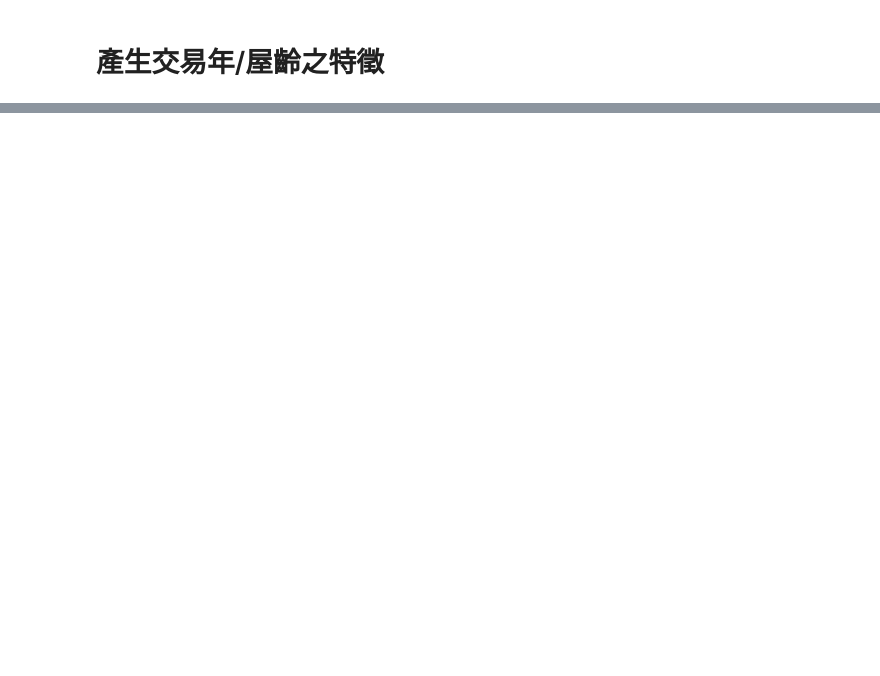
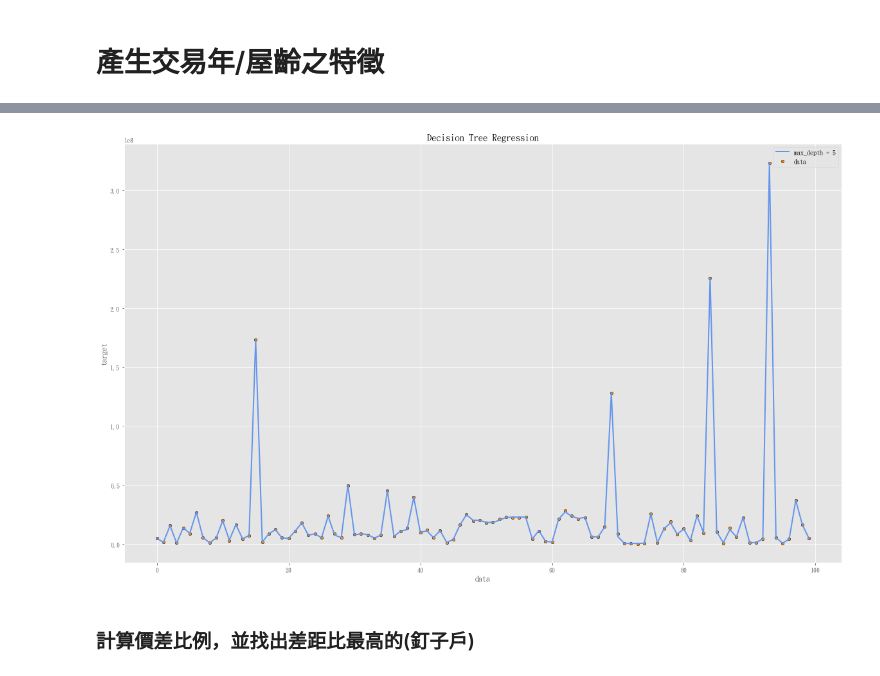
Before and after one commit to charlie831007/Price-Predicting, a Jupyter notebook: Taichung-Price.ipynb, the cells around one changed output, grey strips where cells are left out. Cells and saved outputs as stored; diff of their text form; code cells hidden in the pictures; blank space fills up the shorter version.

```diff
--- a/Taichung-Price.ipynb
+++ b/Taichung-Price.ipynb
@@ -205,0 +303,6 @@ df2.head(3)
+# %%
+X_train, X_test, y_train, y_test = train_test_split(X, y, test_size = 0.3)
+# %%
+regr = DecisionTreeRegressor(max_depth = mse_scores.index(min(mse_scores)) + 10)
+regr.fit(X_train, y_train)
+print('score:', regr.score(X_test, y_test))
@@ -205,0 +331,2 @@ df2.head(3)
+# %%
+df_predict = pd.DataFrame(regr.predict(X), columns = ['預測價格'])
@@ -205,0 +342,13 @@ df2.head(3)
+# %%
+plt.figure(figsize = (20, 12))
+plt.scatter(np.array([i for i in range(100)]), df_ml['總價元'][:100], s = 20, edgecolor = 'black', c = 'darkorange', label = 'data')
+plt.plot(np.array([i for i in range(100)]), df_predict[:100], color = 'cornflowerblue', label = 'max_depth = 5', linewidth = 2)
+plt.xlabel('data')
+plt.ylabel('target')
+plt.title('Decision Tree Regression')
+plt.legend()
+plt.show()
+# %% [output]
+[figure, added]
+# %% [markdown]
+### 計算價差比例，並找出差距比最高的(釘子戶)
```
Also changed, not shown: parts of 92 cells of this notebook.
